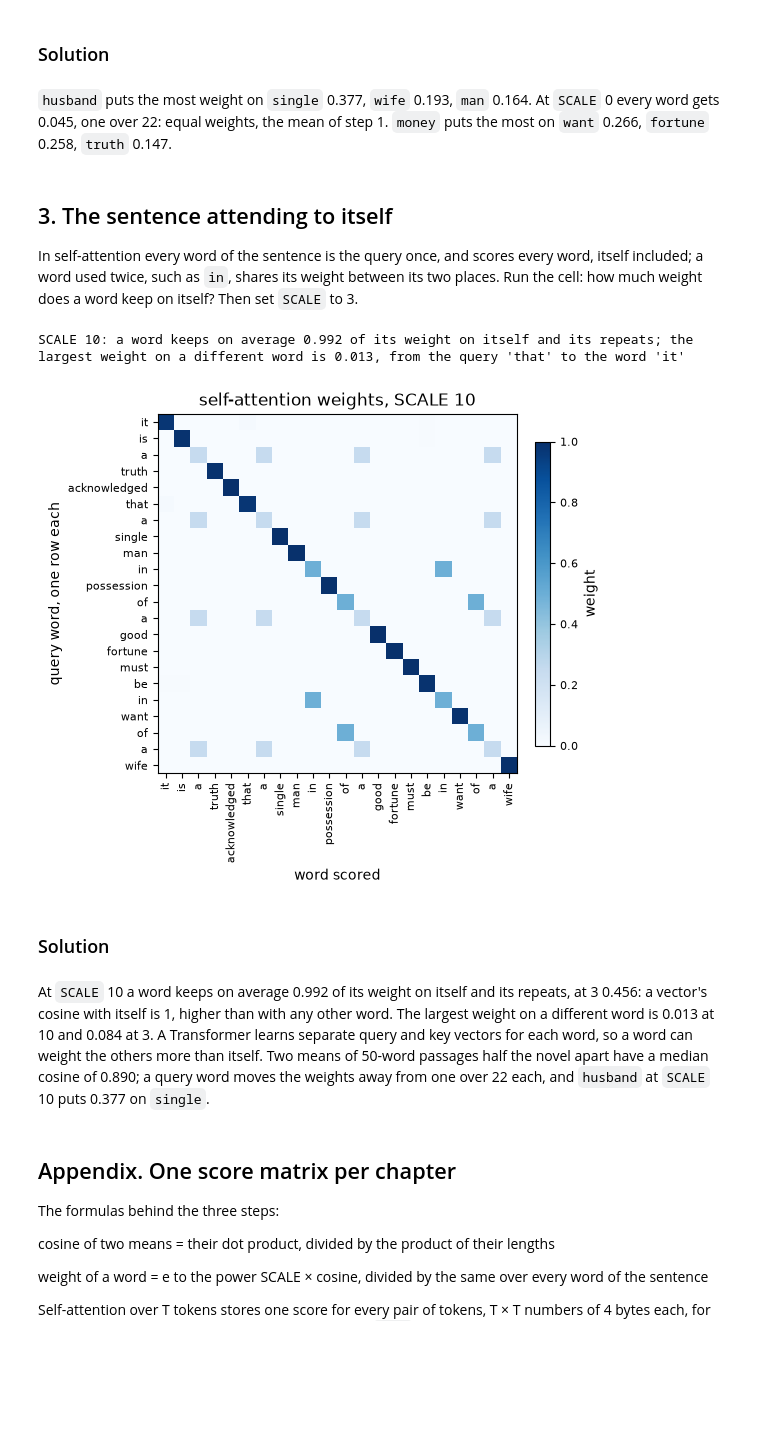
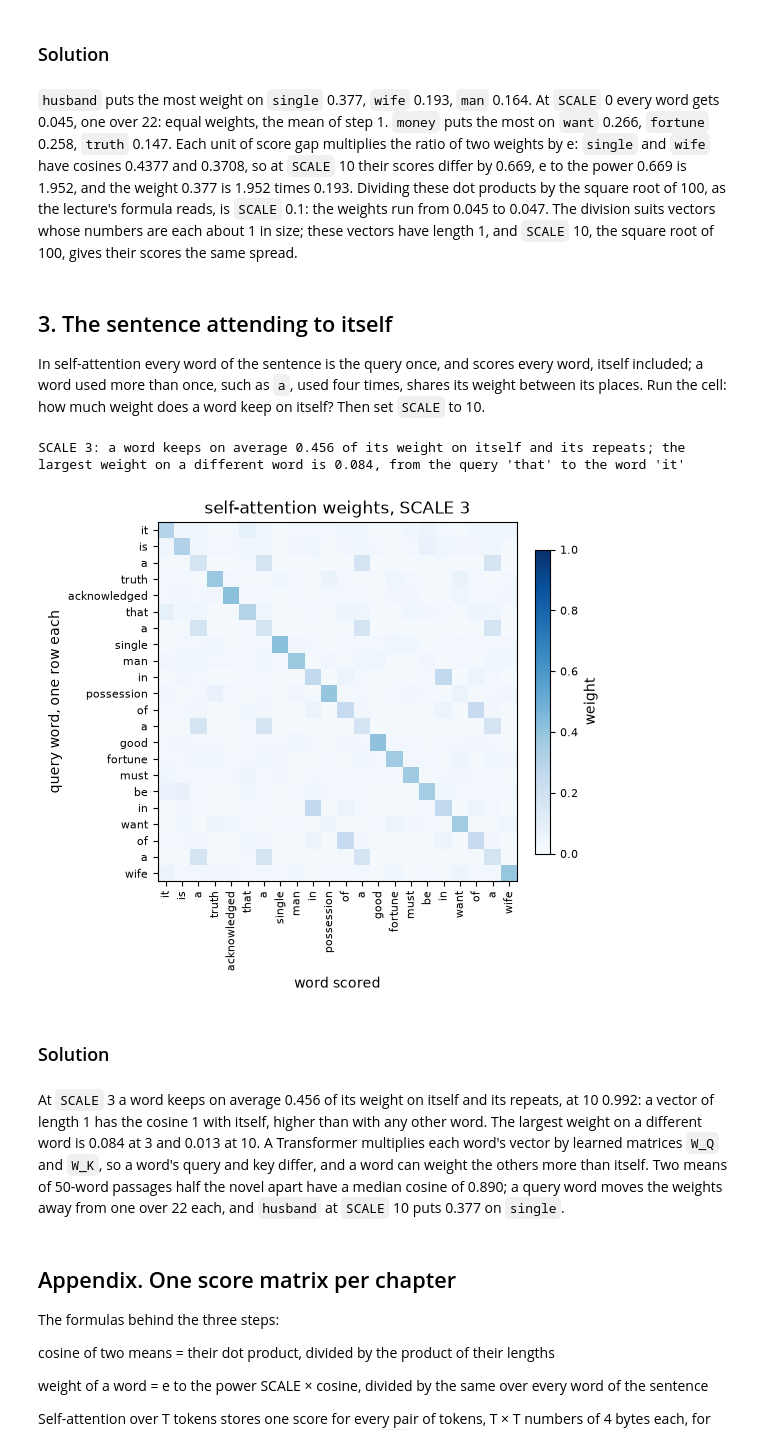
Before and after one commit to josterri/predicting-the-next-words-notebooks, a Jupyter notebook: ch06-simple_workbook.ipynb, the cells around one changed output. Drawn from its saved outputs; the diff is of its cells as text; code cells hidden in the pictures; blank space fills up the shorter version.

```diff
--- a/ch06-simple_workbook.ipynb
+++ b/ch06-simple_workbook.ipynb
@@ -205,36 +208,46 @@ def top(w):
     return ", ".join(f"`{SENTENCE[j]}` {w[j]:.3f}" for j in np.argsort(-w, kind="stable")[:3])
 
 
+cs = unit[[index[w] for w in SENTENCE]] @ unit[index["husband"]]
+a, b = np.argsort(-h, kind="stable")[:2]
+gap, tenth = 10 * (cs[a] - cs[b]), weights_of("husband", 0.1)
 display(Markdown(f"`husband` puts the most weight on {top(h)}. At `SCALE` 0 every word gets {zero[0]:.3f}, one over "
-                 f"{len(SENTENCE)}: equal weights, the mean of step 1. `money` puts the most on {top(money)}."))
+                 f"{len(SENTENCE)}: equal weights, the mean of step 1. `money` puts the most on {top(money)}. Each unit of "
+                 f"score gap multiplies the ratio of two weights by e: `{SENTENCE[a]}` and `{SENTENCE[b]}` have cosines "
+                 f"{cs[a]:.4f} and {cs[b]:.4f}, so at `SCALE` 10 their scores differ by {gap:.3f}, e to the power {gap:.3f} "
+                 f"is {np.exp(gap):.3f}, and the weight {h[a]:.3f} is {h[a] / h[b]:.3f} times {h[b]:.3f}. Dividing these dot "
+                 f"products by the square root of {DIM}, as the lecture's formula reads, is `SCALE` 0.1: the weights run from "
+                 f"{tenth.min():.3f} to {tenth.max():.3f}. The division suits vectors whose numbers are each about 1 in size; "
+                 f"these vectors have length 1, and `SCALE` 10, the square root of {DIM}, gives their scores the same spread."))
 # %% [output]
-`husband` puts the most weight on `single` 0.377, `wife` 0.193, `man` 0.164. At `SCALE` 0 every word gets 0.045, one over 22: equal weights, the mean of step 1. `money` puts the most on `want` 0.266, `fortune` 0.258, `truth` 0.147.
+`husband` puts the most weight on `single` 0.377, `wife` 0.193, `man` 0.164. At `SCALE` 0 every word gets 0.045, one over 22: equal weights, the mean of step 1. `money` puts the most on `want` 0.266, `fortune` 0.258, `truth` 0.147. Each unit of score gap multiplies the ratio of two weights by e: `single` and `wife` have cosines 0.4377 and 0.3708, so at `SCALE` 10 their scores differ by 0.669, e to the power 0.669 is 1.952, and the weight 0.377 is 1.952 times 0.193. Dividing these dot products by the square root of 100, as the lecture's formula reads, is `SCALE` 0.1: the weights run from 0.045 to 0.047. The division suits vectors whose numbers are each about 1 in size; these vectors have length 1, and `SCALE` 10, the square root of 100, gives their scores the same spread.
 # %% [markdown]
 ## 3. The sentence attending to itself
 
 In self-attention every word of the sentence is the query once, and scores
-every word, itself included; a word used twice, such as `in`, shares its
-weight between its two places. Run the cell: how much weight does a word keep
-on itself? Then set `SCALE` to 3.
+every word, itself included; a word used more than once, such as `a`, used
+four times, shares its weight between its places. Run the cell: how much
+weight does a word keep on itself? Then set `SCALE` to 10.
 # %%
-SCALE = 10
+SCALE = 3
 self_attend(SCALE)
 # %% [output]
-SCALE 10: a word keeps on average 0.992 of its weight on itself and its repeats; the largest weight on a different word is 0.013, from the query 'that' to the word 'it'
+SCALE 3: a word keeps on average 0.456 of its weight on itself and its repeats; the largest weight on a different word is 0.084, from the query 'that' to the word 'it'
-[figure, old version]
+[figure, new version]
 # %% [markdown]
 ### Solution
 # %%
 _, kept10, other10, _, _ = kept(10)
 _, kept3, other3, _, _ = kept(3)
-display(Markdown(f"At `SCALE` 10 a word keeps on average {kept10:.3f} of its weight on itself and its repeats, at 3 {kept3:.3f}: "
-                 f"a vector's cosine with itself is 1, higher than with any other word. The largest weight on a different word is "
-                 f"{other10:.3f} at 10 and {other3:.3f} at 3. A Transformer learns separate query and key vectors for each word, so "
-                 f"a word can weight the others more than itself. Two means of 50-word passages half the novel apart have a median cosine "
-                 f"of {mean_cosine(50)[0]:.3f}; a query word moves the weights away from one over {len(SENTENCE)} each, and `husband` at "
-                 f"`SCALE` 10 puts {weights_of('husband', 10).max():.3f} on `{SENTENCE[weights_of('husband', 10).argmax()]}`."))
+display(Markdown(f"At `SCALE` 3 a word keeps on average {kept3:.3f} of its weight on itself and its repeats, at 10 {kept10:.3f}: "
+                 f"a vector of length 1 has the cosine 1 with itself, higher than with any other word. The largest weight on a "
+                 f"different word is {other3:.3f} at 3 and {other10:.3f} at 10. A Transformer multiplies each word's vector by "
+                 f"learned matrices `W_Q` and `W_K`, so a word's query and key differ, and a word can weight the others more "
+                 f"than itself. Two means of 50-word passages half the novel apart have a median cosine of "
+                 f"{mean_cosine(50)[0]:.3f}; a query word moves the weights away from one over {len(SENTENCE)} each, and "
+                 f"`husband` at `SCALE` 10 puts {weights_of('husband', 10).max():.3f} on `{SENTENCE[weights_of('husband', 10).argmax()]}`."))
 # %% [output]
-At `SCALE` 10 a word keeps on average 0.992 of its weight on itself and its repeats, at 3 0.456: a vector's cosine with itself is 1, higher than with any other word. The largest weight on a different word is 0.013 at 10 and 0.084 at 3. A Transformer learns separate query and key vectors for each word, so a word can weight the others more than itself. Two means of 50-word passages half the novel apart have a median cosine of 0.890; a query word moves the weights away from one over 22 each, and `husband` at `SCALE` 10 puts 0.377 on `single`.
+At `SCALE` 3 a word keeps on average 0.456 of its weight on itself and its repeats, at 10 0.992: a vector of length 1 has the cosine 1 with itself, higher than with any other word. The largest weight on a different word is 0.084 at 3 and 0.013 at 10. A Transformer multiplies each word's vector by learned matrices `W_Q` and `W_K`, so a word's query and key differ, and a word can weight the others more than itself. Two means of 50-word passages half the novel apart have a median cosine of 0.890; a query word moves the weights away from one over 22 each, and `husband` at `SCALE` 10 puts 0.377 on `single`.
 # %% [markdown]
 ## Appendix. One score matrix per chapter
 
```
Also changed, not shown: parts of 5 cells of this notebook, 1 other file.
